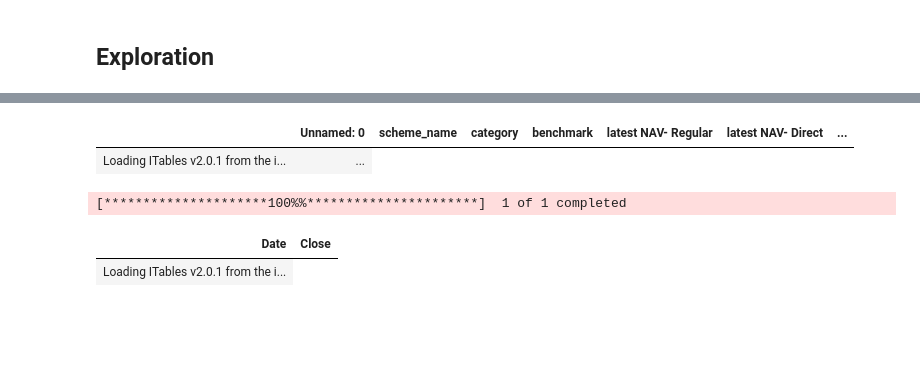
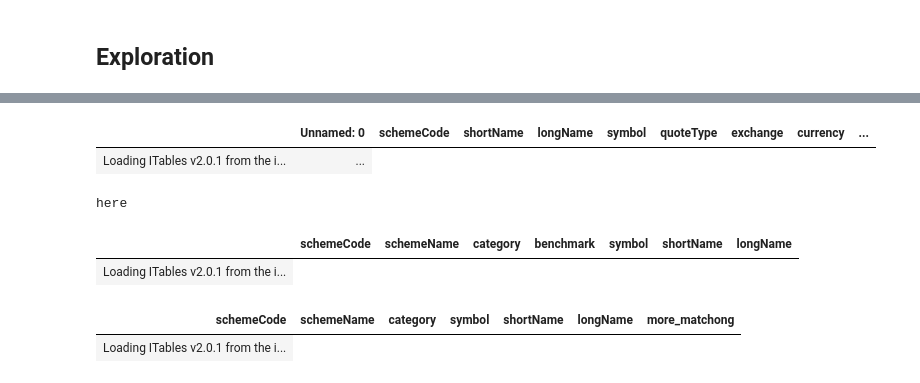
Before and after one commit to prayansh1996/investment-analysis, a Jupyter notebook: MutualFunds.ipynb, the cells around one changed output, grey strips where cells are left out. Cells and saved outputs as stored; diff of their text form; code cells hidden in the pictures; blank space fills up the shorter version.

```diff
--- a/MutualFunds.ipynb
+++ b/MutualFunds.ipynb
@@ -283,14 +246,18 @@ sd.get_nav('1y')
-# %%
-eq_schemes[eq_schemes['benchmark'].str.startswith('S', na=False)]
-# %% [output]
-|  | Unnamed: 0 | scheme_name | category | benchmark | latest NAV- Regular | latest NAV- Direct | ... |
-| Loading ITables v2.0.1 from the i... | ... |
-# %%
-df = yf.download('^NSEI',start='2024-05-01', end='2024-05-25')
-# %% [output]
-[*********************100%%**********************]  1 of 1 completed
-# %%
-df.reset_index()[['Date', 'Close']]
-# %% [output]
-| Date | Close |
-| Loading ITables v2.0.1 from the i... |
+# %%
+schemes[schemes['shortName'].str.startswith('Bank of India Large & Mid Cap', na=False)]
+# %% [output]
+|  | Unnamed: 0 | schemeCode | shortName | longName | symbol | quoteType | exchange | currency | ... |
+| Loading ITables v2.0.1 from the i... | ... |
+# %%
+sd = SchemeDetails('Bank of India Large & Mid Cap')
+sd.get_scheme_details()
+# %% [output]
+here
+|  | schemeCode | schemeName | category | benchmark | symbol | shortName | longName |
+| Loading ITables v2.0.1 from the i... |
+# %%
+id = SchemeDetails('S&P BSE 250 Large MidCap')
+id.get_scheme_details()
+# %% [output]
+| schemeCode | schemeName | category | symbol | shortName | longName | more_matchong |
+| Loading ITables v2.0.1 from the i... |
```
Also changed, not shown: parts of 19 cells of this notebook, 1 other file.
